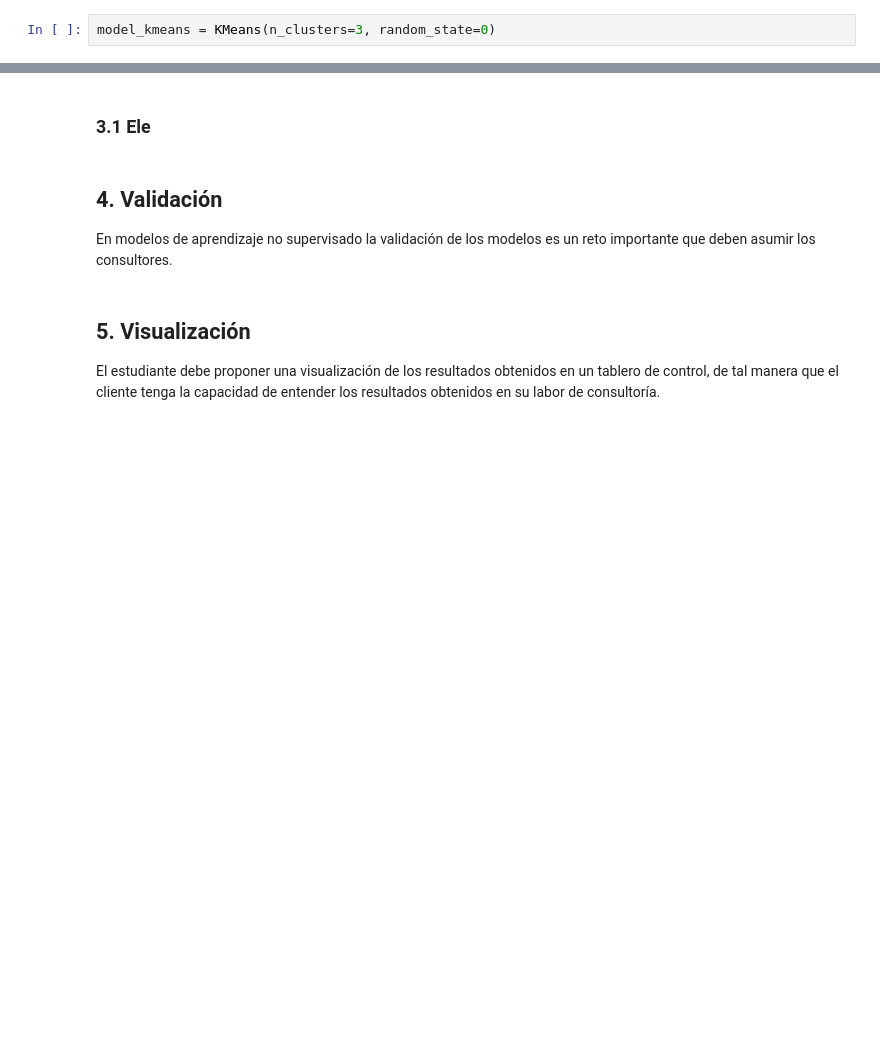
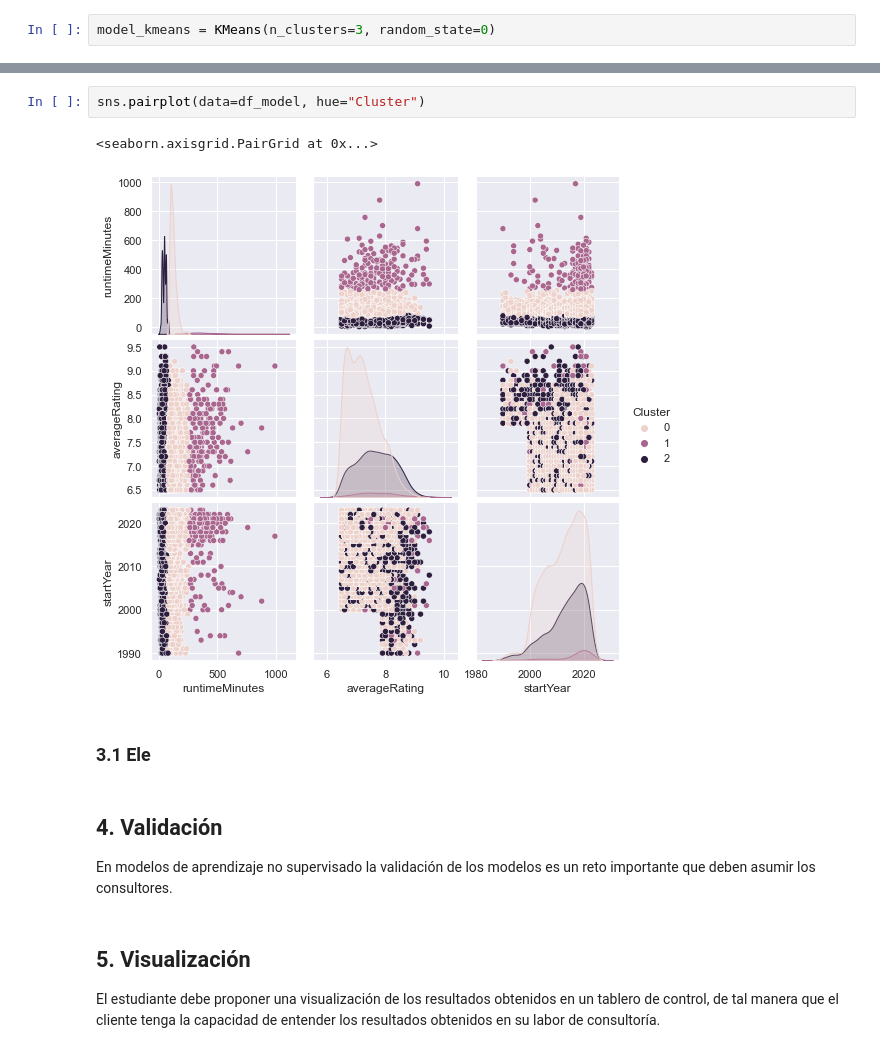
Before and after one commit to montejs3/Bi, a Jupyter notebook: LabBi/lab.ipynb, the cells around one changed output, grey strips where cells are left out. Cells and saved outputs as stored; diff of their text form; blank space fills up the shorter version.

```diff
--- a/LabBi/lab.ipynb
+++ b/LabBi/lab.ipynb
@@ -469,3 +498,8 @@ ValueError: could not convert string to float: '\\N'
+# %%
+sns.pairplot(data=df_model, hue="Cluster")
+# %% [output]
+<seaborn.axisgrid.PairGrid at 0x...>
+[figure, added]
 # %% [markdown]
 ### 3.1 Ele
 # %% [markdown]
```
Also changed, not shown: parts of 15 cells of this notebook.
